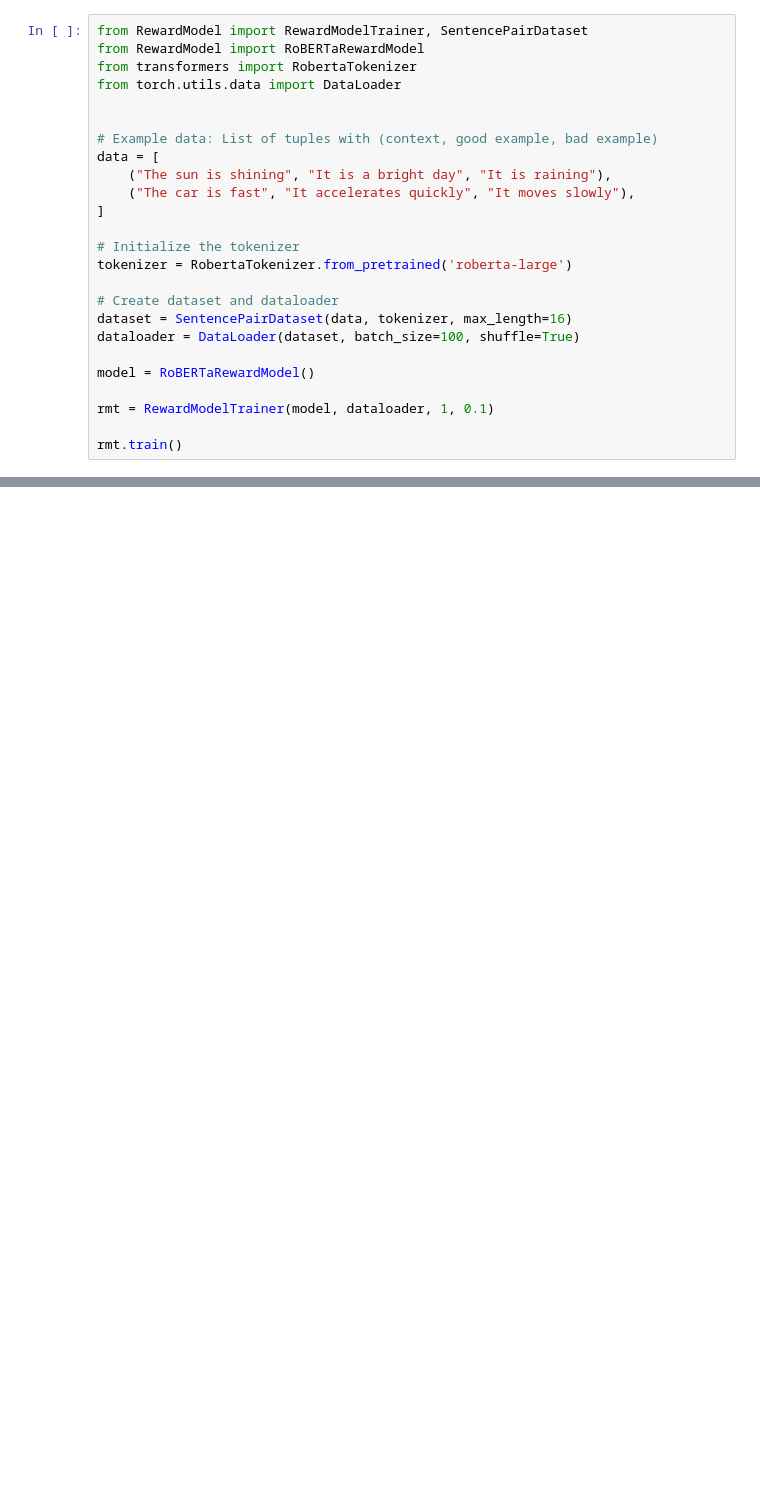
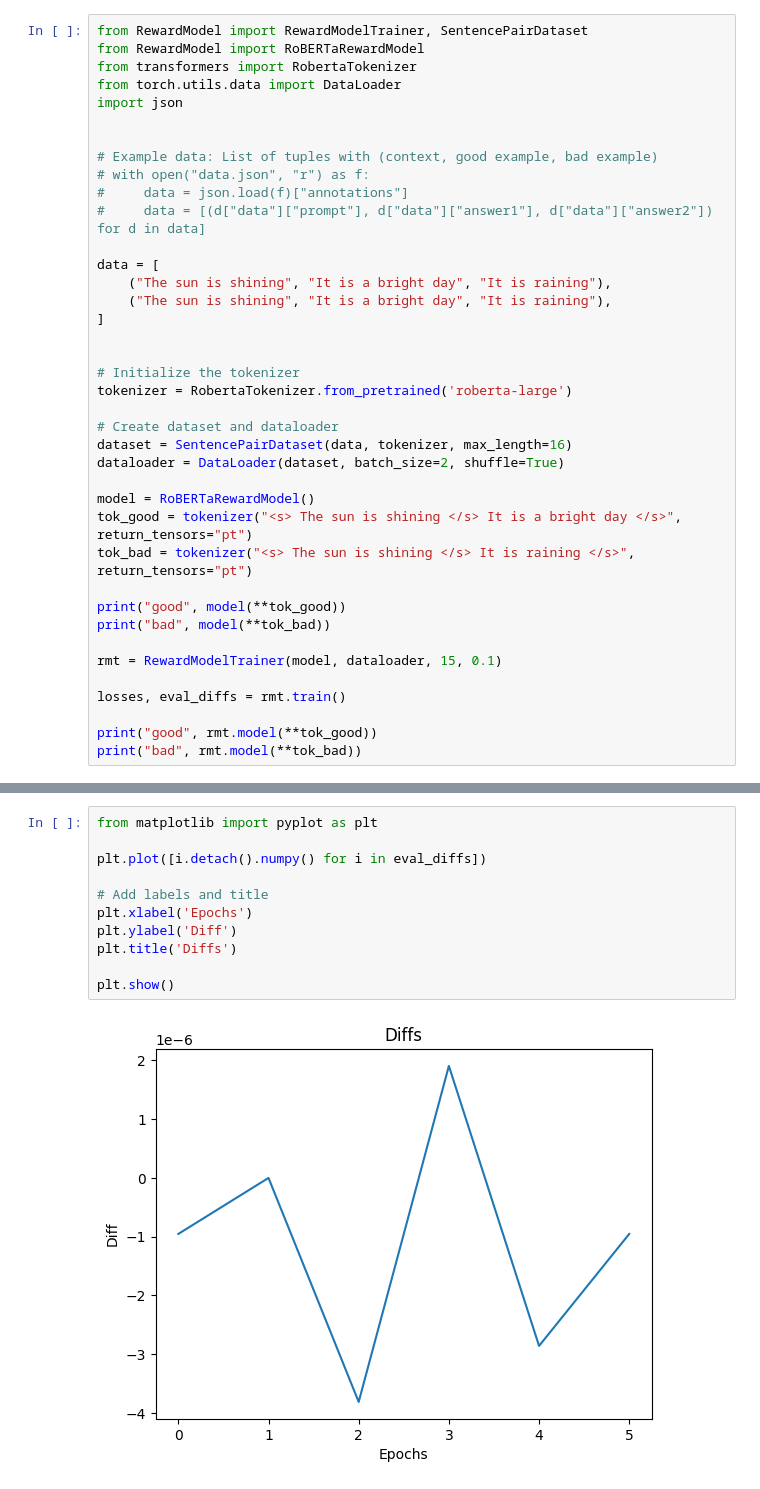
Before and after one commit to nairdanus/RLHF4Hate, a Jupyter notebook: main.ipynb, the cells around one changed output, grey strips where cells are left out. Cells and saved outputs as stored; diff of their text form; blank space fills up the shorter version.

```diff
--- a/main.ipynb
+++ b/main.ipynb
@@ -3,26 +3,40 @@ from RewardModel import RewardModelTrainer, SentencePairDataset
 from RewardModel import RoBERTaRewardModel
 from transformers import RobertaTokenizer
 from torch.utils.data import DataLoader
+import json
 
 
 # Example data: List of tuples with (context, good example, bad example)
+# with open("data.json", "r") as f:
+#     data = json.load(f)["annotations"]
+#     data = [(d["data"]["prompt"], d["data"]["answer1"], d["data"]["answer2"]) for d in data]
+
 data = [
     ("The sun is shining", "It is a bright day", "It is raining"),
-    ("The car is fast", "It accelerates quickly", "It moves slowly"),
+    ("The sun is shining", "It is a bright day", "It is raining"),
 ]
+
 
 # Initialize the tokenizer
 tokenizer = RobertaTokenizer.from_pretrained('roberta-large')
 
 # Create dataset and dataloader
 dataset = SentencePairDataset(data, tokenizer, max_length=16)
-dataloader = DataLoader(dataset, batch_size=100, shuffle=True)
+dataloader = DataLoader(dataset, batch_size=2, shuffle=True)
 
 model = RoBERTaRewardModel()
+tok_good = tokenizer("<s> The sun is shining </s> It is a bright day </s>", return_tensors="pt")
+tok_bad = tokenizer("<s> The sun is shining </s> It is raining </s>", return_tensors="pt")
 
-rmt = RewardModelTrainer(model, dataloader, 1, 0.1)
+print("good", model(**tok_good))
+print("bad", model(**tok_bad))
 
-rmt.train()
+rmt = RewardModelTrainer(model, dataloader, 15, 0.1)
+
+losses, eval_diffs = rmt.train()
+
+print("good", rmt.model(**tok_good))
+print("bad", rmt.model(**tok_bad))
 # %% [output]
 Some weights of RobertaModel were not initialized from the model checkpoint at roberta-large and are newly initialized: ['roberta.pooler.dense.bias', 'roberta.pooler.dense.weight']
 You should probably TRAIN this model on a down-stream task to be able to use it for predictions and inference.
@@ -37,0 +60,13 @@ tensor(20.1370, grad_fn=<MeanBackward0>)
+# %%
+from matplotlib import pyplot as plt
+
+plt.plot([i.detach().numpy() for i in eval_diffs])
+
+# Add labels and title
+plt.xlabel('Epochs')
+plt.ylabel('Diff')
+plt.title('Diffs')
+
+plt.show()
+# %% [output]
+[figure, added]
```
Also changed, not shown: parts of 3 cells of this notebook, 2 other files.
